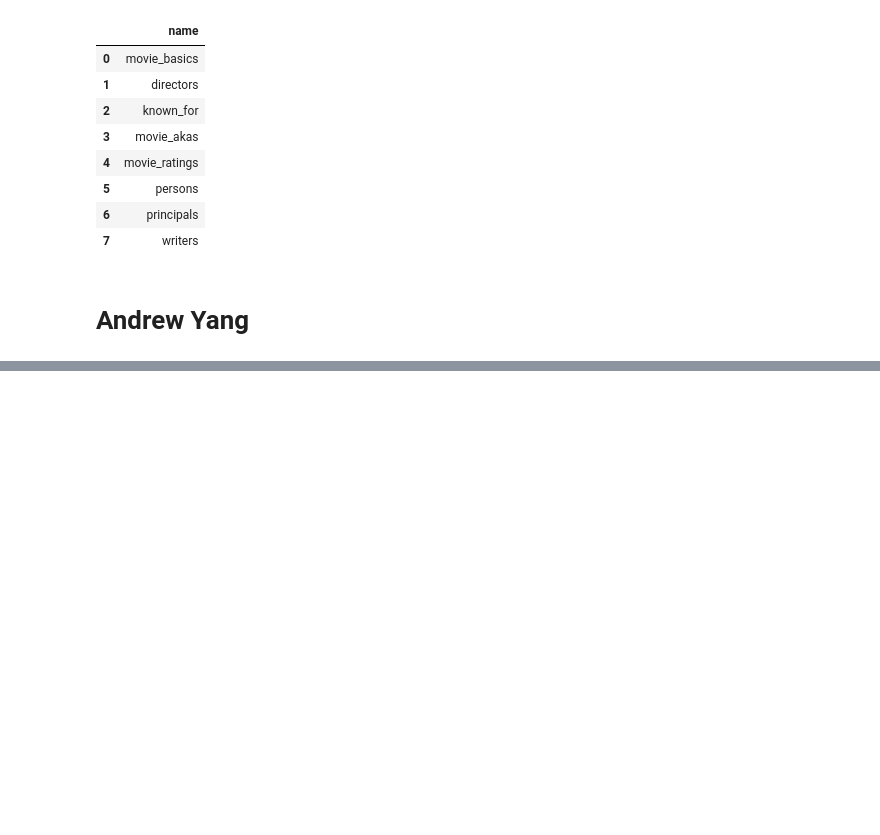
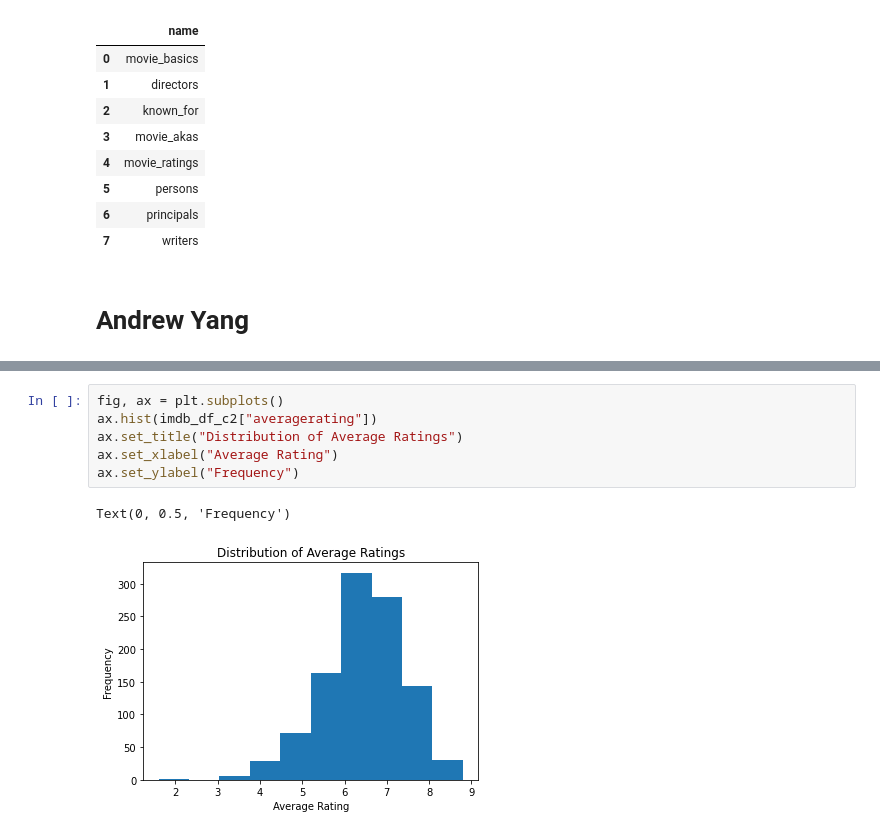
Before and after one commit to doriggs/Semester1Capstone, a Jupyter notebook: student.ipynb, the cells around one changed output, grey strips where cells are left out. Cells and saved outputs as stored; diff of their text form; blank space fills up the shorter version.

```diff
--- a/student.ipynb
+++ b/student.ipynb
@@ -209,0 +238,9 @@ imdb_df_c["runtime_minutes"].hist()
+# %%
+fig, ax = plt.subplots()
+ax.hist(imdb_df_c2["averagerating"])
+ax.set_title("Distribution of Average Ratings")
+ax.set_xlabel("Average Rating")
+ax.set_ylabel("Frequency")
+# %% [output]
+Text(0, 0.5, 'Frequency')
+[figure, added]
```
Also changed, not shown: parts of 27 cells of this notebook.
